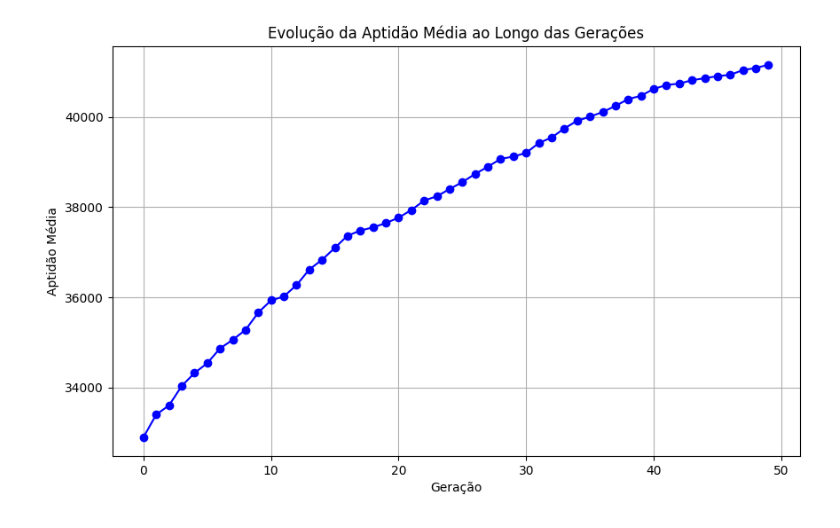
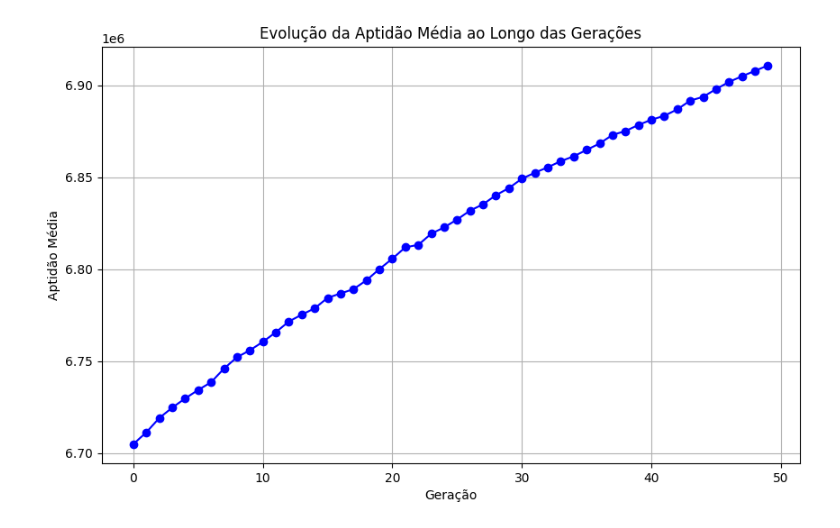
Before and after one commit to carlosks/carlosks, a Jupyter notebook: Untitled9.ipynb, the cells around one changed output. Cells and saved outputs as stored; diff of their text form; code cells hidden in the pictures.

```diff
--- a/Untitled9.ipynb
+++ b/Untitled9.ipynb
@@ -25,25 +25,15 @@ taxa_mutação = 0.1
 
 # Representação dos candidatos (id, partido, votos, qualidade)
 
-candidatos = [
+# Para simulação com 513 deputados, precisamos de muitos mais candidatos.
 
-    {'id': 'A1', 'partido': 'A', 'votos': 5000, 'qualidade': 0.9},
+candidatos = [{'id': f'{chr(65 + i//26)}{i % 26 + 1}', 'partido': chr(65 + i//26), 'votos': random.randint(1000, 10000), 'qualidade': random.uniform(0.5, 1.0)}
 
-    {'id': 'A2', 'partido': 'A', 'votos': 3000, 'qualidade': 0.7},
-
-    {'id': 'A3', 'partido': 'A', 'votos': 2000, 'qualidade': 0.8},
-
-    {'id': 'B1', 'partido': 'B', 'votos': 4000, 'qualidade': 0.85},
-
-    {'id': 'B2', 'partido': 'B', 'votos': 2500, 'qualidade': 0.75},
-
-    {'id': 'B3', 'partido': 'B', 'votos': 1500, 'qualidade': 0.65}
-
-]
+              for i in range(2000)]  # 2000 candidatos para garantir variação
 
 
 
-número_de_cadeiras = 3
+número_de_cadeiras = 513
 
 votos_totais = sum(c['votos'] for c in candidatos)
 
@@ -101,7 +91,7 @@ def mutação(filhos):
 
         if random.random() < taxa_mutação:
 
-            indice = random.randint(0, número_de_cadeiras - 1)  # Correção: Inicializar variável 'indice'
+            indice = random.randint(0, número_de_cadeiras - 1)
 
             novo_candidato = random.choice(candidatos)
 
@@ -225 +215 @@ Melhor configuração: ['A1', 'A1', 'A1'] com aptidão 42000.0
-[figure, old version]
+[figure, new version]
```
Also changed, not shown: parts of 1 cell of this notebook.
